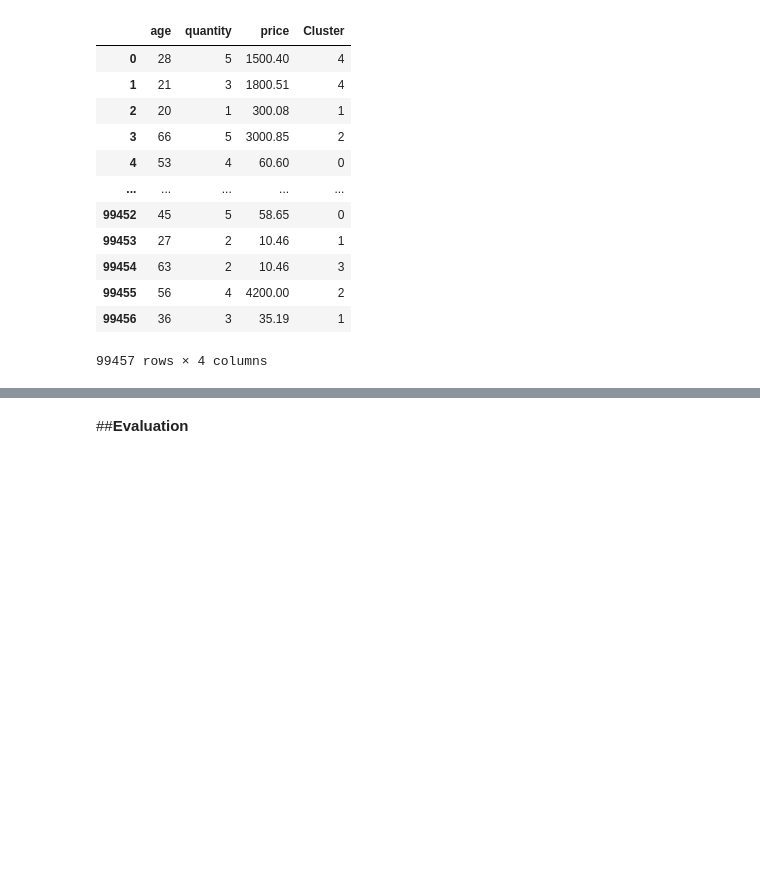
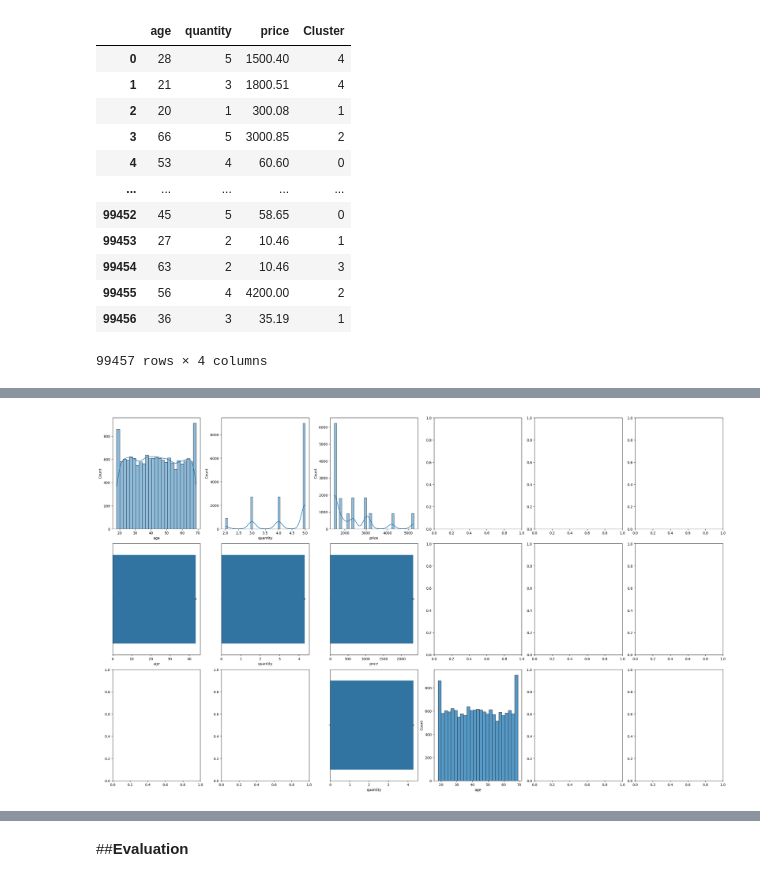
Before and after one commit to FajarRisk1/PA-Data-Mining-Kelompok-5-A2, a Jupyter notebook: PA_Data_Mining_Kelompok_5_A2.ipynb, the cells around one changed output, grey strips where cells are left out. Cells and saved outputs as stored; diff of their text form; code cells hidden in the pictures; blank space fills up the shorter version.

```diff
--- a/PA_Data_Mining_Kelompok_5_A2.ipynb
+++ b/PA_Data_Mining_Kelompok_5_A2.ipynb
@@ -1046,0 +1241,4 @@ df.to_csv("dfcluster.csv")
+# %%
+plot_cluster(cluster2)
+# %% [output]
+[figure, added]
```
Also changed, not shown: parts of 20 cells of this notebook.
